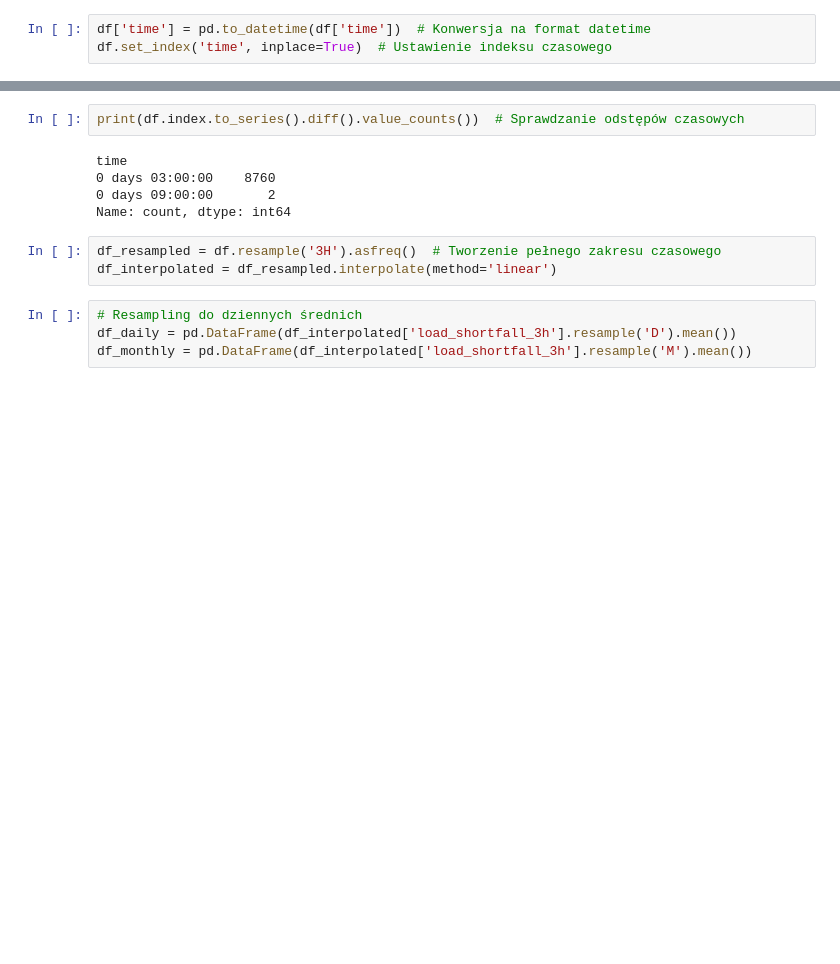
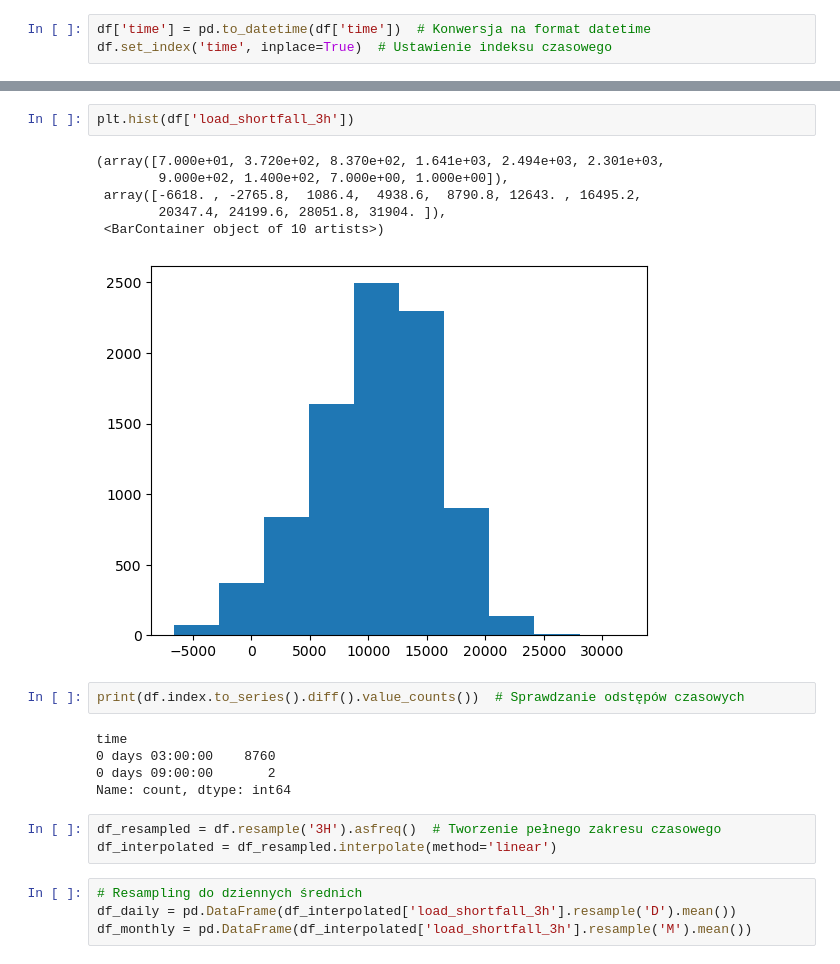
Before and after one commit to Marcel3333/TimeSeriesAnalysisProject, a Jupyter notebook: starter-notebook.ipynb, the cells around one changed output, grey strips where cells are left out. Saved outputs shown, nothing was run; the diff lists cells and outputs as text; blank space fills up the shorter version.

```diff
--- a/starter-notebook.ipynb
+++ b/starter-notebook.ipynb
@@ -108,3 +159,12 @@ df.set_index('time', inplace=True)  # Ustawienie indeksu czasowego
+# %%
+plt.hist(df['load_shortfall_3h'])
+# %% [output]
+(array([7.000e+01, 3.720e+02, 8.370e+02, 1.641e+03, 2.494e+03, 2.301e+03,
+        9.000e+02, 1.400e+02, 7.000e+00, 1.000e+00]),
+ array([-6618. , -2765.8,  1086.4,  4938.6,  8790.8, 12643. , 16495.2,
+        20347.4, 24199.6, 28051.8, 31904. ]),
+ <BarContainer object of 10 artists>)
+[figure, added]
 # %%
 print(df.index.to_series().diff().value_counts())  # Sprawdzanie odstępów czasowych
 # %% [output]
```
Also changed, not shown: parts of 36 cells of this notebook.
